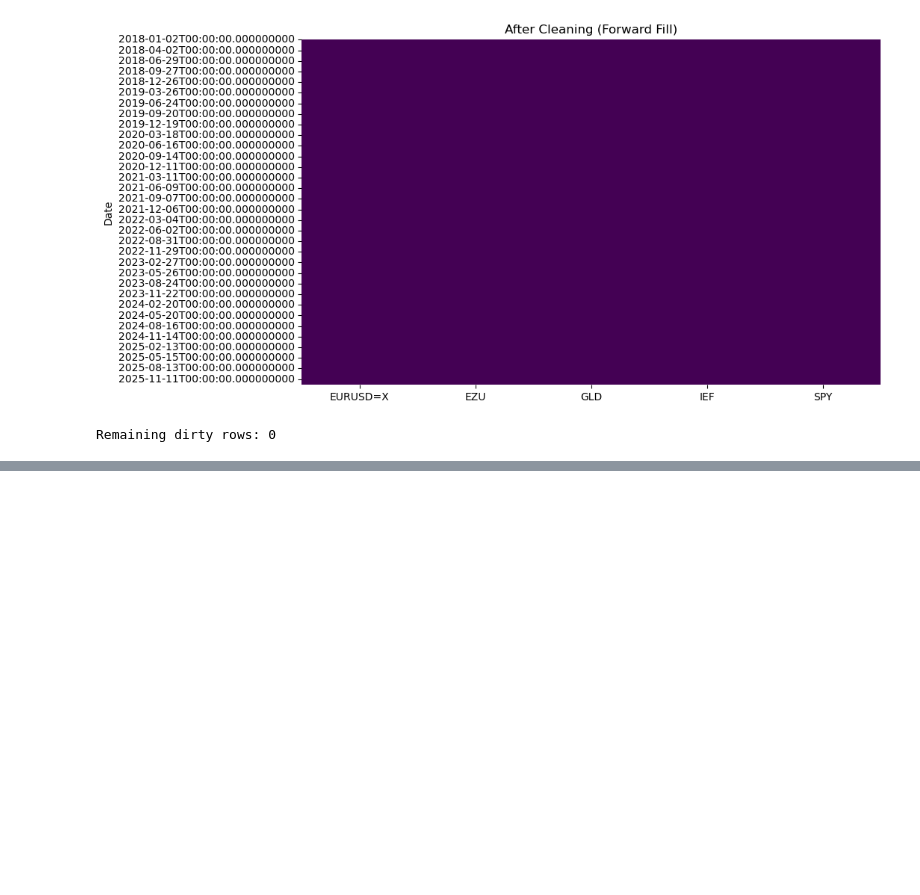
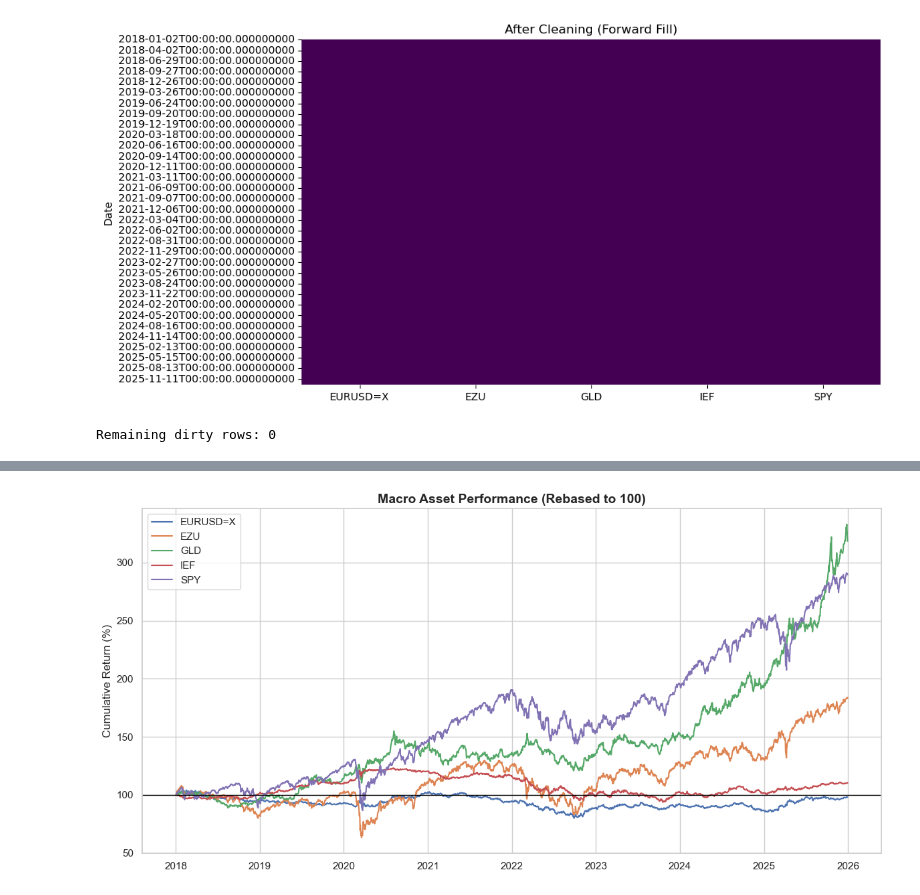
Before and after one commit to mkie39/macro-portfolio-lab, a Jupyter notebook: notebooks/01_data_quality.ipynb, the cells around one changed output, grey strips where cells are left out. Drawn from its saved outputs; the diff is of its cells as text; code cells hidden in the pictures; blank space fills up the shorter version.

```diff
--- a/notebooks/01_data_quality.ipynb
+++ b/notebooks/01_data_quality.ipynb
@@ -51,0 +78,25 @@ Remaining dirty rows: 0
+# %%
+# Relative performance plot
+
+# 1. Rebase everything to start at 100
+# Formula: (Price / First_Price) * 100
+df_rebased = (df_clean / df_clean.iloc[0]) * 100
+
+# 2. Plot the entire "Macro Basket"
+plt.figure(figsize=(12, 6))
+
+# Loop through columns to plot each one
+for column in df_rebased.columns:
+    plt.plot(df_rebased.index, df_rebased[column], label=column, linewidth=1.5)
+
+# 3. Add a reference line at 100 (Breakeven)
+plt.axhline(100, color='black', linewidth=1, linestyle='-')
+
+plt.title("Macro Asset Performance (Rebased to 100)", fontsize=14, fontweight='bold')
+plt.ylabel("Cumulative Return (%)")
+plt.legend(loc="upper left")
+plt.tight_layout()
+
+plt.show()
+# %% [output]
+[figure, added]
```
Also changed, not shown: parts of 1 cell of this notebook.
